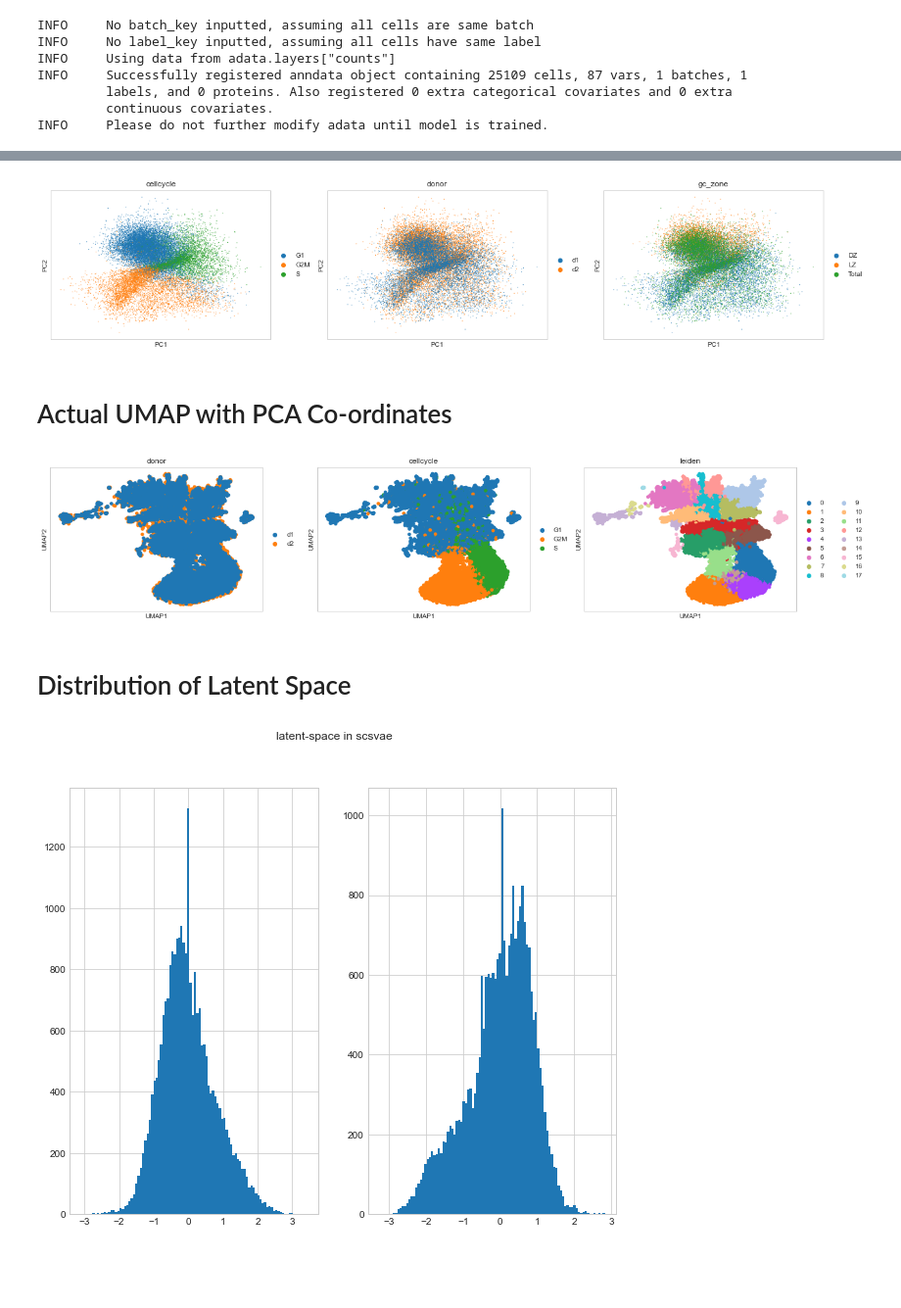
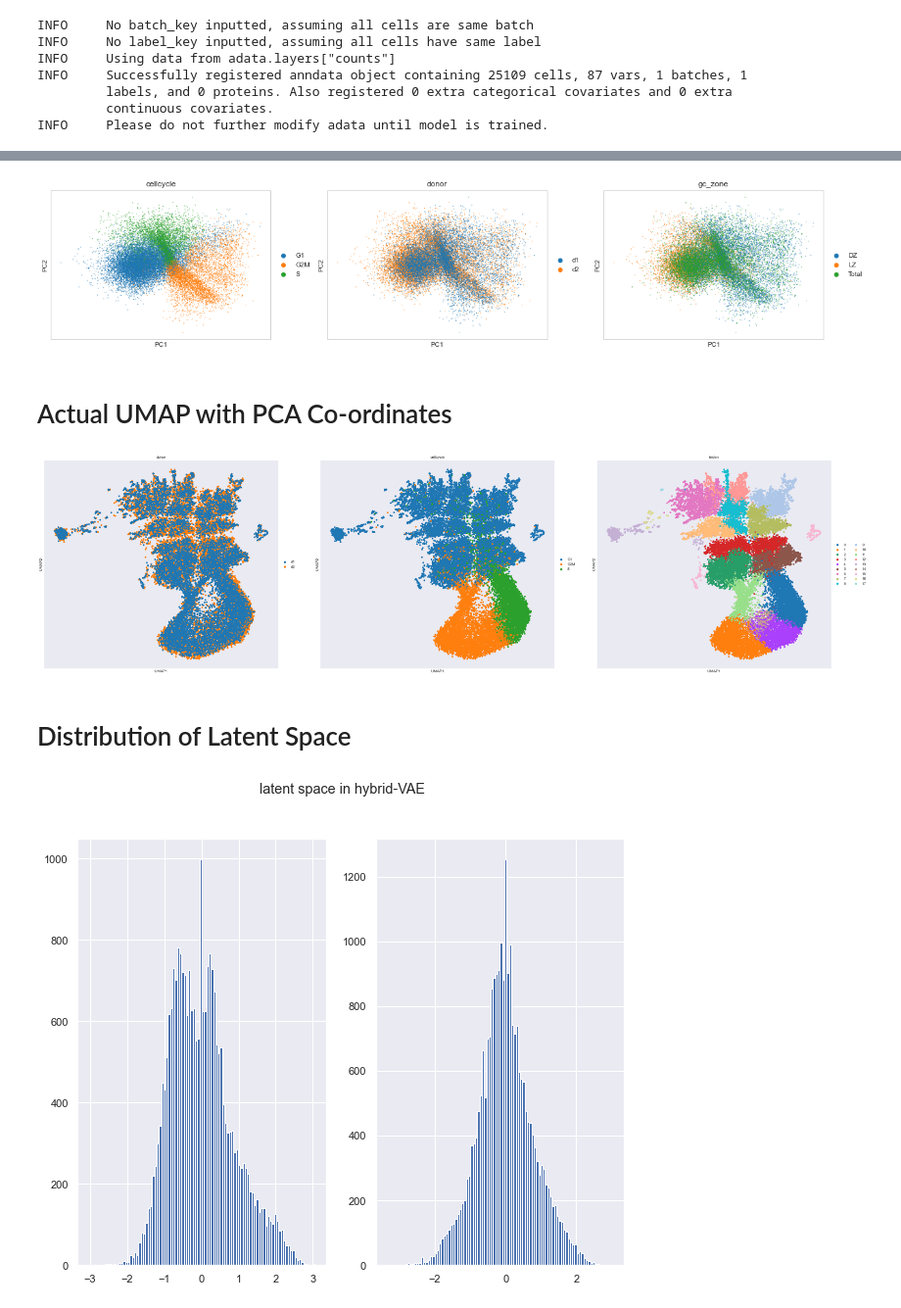
Before and after one commit to SarahND97/scvi-tools, a Jupyter notebook: jupyter_test.ipynb, the cells around one changed output, grey strips where cells are left out. Shown at 98% size. Drawn from its saved outputs; the diff is of its cells as text; code cells hidden in the pictures; blank space fills up the shorter version.

Commit message:
save initial version of hybridVAE

```diff
--- a/jupyter_test.ipynb
+++ b/jupyter_test.ipynb
@@ -124,15 +124,13 @@ INFO     Successfully registered anndata object containing 25109 cells, 87 vars,
          continuous covariates.
 INFO     Please do not further modify adata until model is trained.
 # %%
-model = ""
+model = scvi.model.HYBRIDVI(adata, n_latent=2)
 
-print(path.exists("saved_model/"))
-if (path.exists("saved_model/")):
-    model = scvi.model.SCVI("saved_model/", adata, use_gpu=False)
-else:
-    model = scvi.model.SCVI(adata, n_latent=2)
-    model.train()
-    model.save("saved_model/")
+# if (path.exists("saved_model/")):
+#     model = scvi.model.HYBRIDVI("saved_model/", adata, use_gpu=False)
+# else:
+model.train()
+# model.save("saved_model/")
 # %% [output]
 GPU available: False, used: False
 TPU available: False, using: 0 TPU cores
@@ -159,7 +156,7 @@ adata.obsm["X_pca"] = latent
 # %%
 sc.pl.pca(adata, color = ["cellcycle", "donor", "gc_zone"])
 # %% [output]
-[figure, old version]
+[figure, new version]
 # %% [markdown]
 # Actual UMAP with PCA Co-ordinates
 # %%
@@ -170,19 +167,19 @@ sc.tl.umap(adata)
 # %%
 sc.pl.umap(adata, color = ["donor", "cellcycle", "leiden"], size=120)
 # %% [output]
-[figure, old version]
+[figure, new version]
 # %% [markdown]
 # Distribution of Latent Space
 # %%
 plt.figure(figsize=(10,8))
-plt.suptitle("latent-space in scsvae")
+plt.suptitle("latent space in hybrid-VAE")
 plt.subplot(121)
 plt.hist(latent[:,0], bins =100)
 plt.subplot(122)
 plt.hist(latent[:,1], bins =100)
 plt.show()
 # %% [output]
-[figure, old version]
+[figure, new version]
 # %%
 def get_polar(x, y):
 
```
Also changed, not shown: parts of 5 cells of this notebook, 3 other files.
